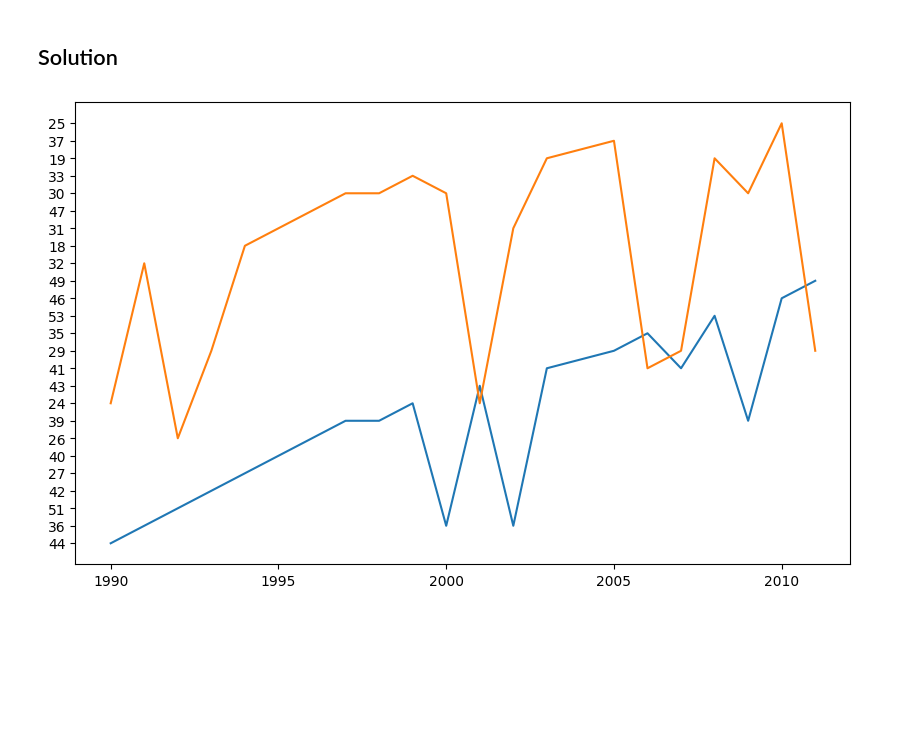
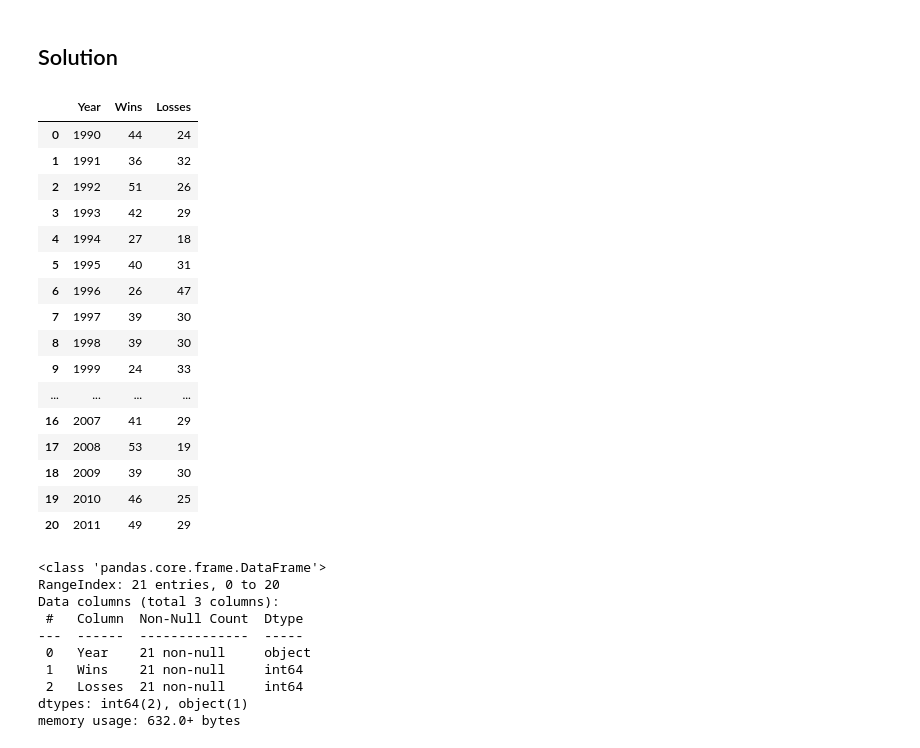
Before and after one commit to anagjurchinova/DataScience_2025, a Jupyter notebook: Hockey-Teams.ipynb, the cells around one changed output. Drawn from its saved outputs; the diff is of its cells as text; code cells hidden in the pictures; blank space fills up the shorter version.

```diff
--- a/Hockey-Teams.ipynb
+++ b/Hockey-Teams.ipynb
@@ -117,28 +172,58 @@ In the context of scraping the website https://www.scrapethissite.com/pages/form
 - To click on a specific `element` on a web page use `element.click()`.
 # %% [markdown]
 ## Solution
-# %%
-# Write your code here.
-# Add as many code boxes as you need.
-browser = webdriver.Chrome(options=options)
-browser.get('https://www.scrapethissite.com/pages/forms/')# Write your code here.
-boston=[]
-search = browser.find_element(By.ID,'q')
-search.send_keys("Boston Bruins")
-search.submit()
-teams = browser.find_elements(By.CLASS_NAME,"team")
-boston = []
-for team in teams:
-    team_name = team.find_element(By.CLASS_NAME,"name").text
-    team_wins = team.find_element(By.CLASS_NAME,"wins").text
-    team_losses = team.find_element(By.CLASS_NAME,"losses").text
-    team_year = int(team.find_element(By.CLASS_NAME,"year").text)
-    boston.append([team_name,team_wins,team_losses,team_year])
-
-boston_df = pd.DataFrame(boston,columns=['Name','Wins','Losses','Year'])
-plt.figure(figsize=(10,6))
-plt.plot(boston_df['Year'],boston_df['Wins'])
-plt.plot(boston_df['Year'],boston_df['Losses'])
-plt.show()
-# %% [output]
-[figure, removed]
+# %%
+# Write your code here.
+if(browser.current_url != baseurl):
+  browser.get(baseurl)
+
+search = browser.find_element(By.ID,'q')
+search.send_keys("Boston Bruins")
+search.submit()
+# print(browser.current_url)
+
+table = browser.find_element(By.TAG_NAME, 'table')
+boston_wins = table.find_elements(By.CLASS_NAME, 'wins')
+boston_losses = table.find_elements(By.CLASS_NAME, 'losses')
+boston_years = table.find_elements(By.CLASS_NAME, 'year')
+boston_data = []
+
+for year, wins, losses in zip(boston_years, boston_wins, boston_losses):
+  boston_data.append([year.text, wins.text, losses.text])
+
+bostonDf = pd.DataFrame(boston_data, columns=['Year', 'Wins', 'Losses'])
+bostonDf
+# %% [output]
+|  | Year | Wins | Losses |
+| 0 | 1990 | 44 | 24 |
+| 1 | 1991 | 36 | 32 |
+| 2 | 1992 | 51 | 26 |
+| 3 | 1993 | 42 | 29 |
+| 4 | 1994 | 27 | 18 |
+| 5 | 1995 | 40 | 31 |
+| 6 | 1996 | 26 | 47 |
+| 7 | 1997 | 39 | 30 |
+| 8 | 1998 | 39 | 30 |
+| 9 | 1999 | 24 | 33 |
+| ... | ... | ... | ... |
+| 16 | 2007 | 41 | 29 |
+| 17 | 2008 | 53 | 19 |
+| 18 | 2009 | 39 | 30 |
+| 19 | 2010 | 46 | 25 |
+| 20 | 2011 | 49 | 29 |
+# %%
+bostonDf['Wins'] = bostonDf['Wins'].astype(int)
+bostonDf['Losses'] = bostonDf['Losses'].astype(int)
+
+bostonDf.info()
+# %% [output]
+<class 'pandas.core.frame.DataFrame'>
+RangeIndex: 21 entries, 0 to 20
+Data columns (total 3 columns):
+ #   Column  Non-Null Count  Dtype
+---  ------  --------------  -----
+ 0   Year    21 non-null     object
+ 1   Wins    21 non-null     int64
+ 2   Losses  21 non-null     int64
+dtypes: int64(2), object(1)
+memory usage: 632.0+ bytes
```
Also changed, not shown: parts of 8 cells of this notebook.
